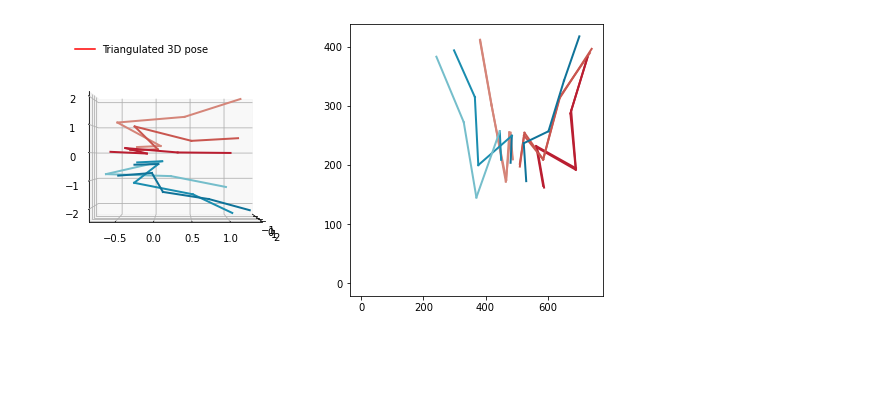
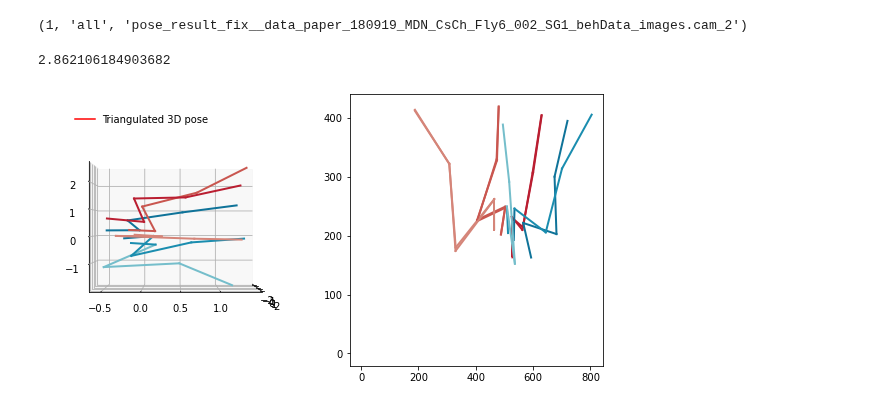
Before and after one commit to NeLy-EPFL/LiftPose3D, a Jupyter notebook: examples/fly_tether/check_data.ipynb, the cells around one changed output. Cells and saved outputs as stored; diff of their text form; code cells hidden in the pictures; blank space fills up the shorter version.

Commit message:
reprojection error

```diff
--- a/examples/fly_tether/check_data.ipynb
+++ b/examples/fly_tether/check_data.ipynb
@@ -72,10 +63,11 @@ d = pickle.load(open(data_dir, 'rb'))
 # %%
 k = list(train_3d)[1]
 print(k)
-cam_id = 2
+cam_id = 0
 k_2d = (k[0], k[1], k[2]+f'.cam_{cam_id}')
-cam =  rcams_train[k][cam_id]
-proj = reprojection_error(train_3d[k], train_2d[k_2d], cam['R'], cam['tvec'], cam['intr'])[:, :15]
+cam =  rcams_train[k]
+proj = reprojection_error(train_3d[k], train_2d[k], cam['R'], cam['tvec'], cam['intr'])[:, :15]
+np.mean(proj)
+# %% [output]
+(1, 'all', 'pose_result_fix__data_paper_180919_MDN_CsCh_Fly6_002_SG1_behData_images.cam_2')
+2.862106184903682
-# %%
-cam = 0
-frame = 171
@@ -85,10 +79,10 @@ ax = fig.add_subplot(121, projection="3d")
 ax.view_init(elev=0, azim=0)
 ax_2d = fig.add_subplot(122)
 
-pts3d_rot = d["points3d"]
-pts3d_rot = world_to_camera(pts3d_rot, {'R':d[cam]['R'], 'tvec': d[cam]['tvec']})
-pts3d_proj = project_to_camera(pts3d_rot,d[cam]['intr'])
-ptssh = d["points2d"][cam,frame]
+pts3d_rot = train_3d[k]
+pts3d_rot = world_to_camera(pts3d_rot, {'R':cam['R'], 'tvec': cam['tvec']})
+pts3d_proj = project_to_camera(pts3d_rot,cam['intr'])
+ptssh = train_2d[k][frame]
 
 plot_pose_3d(
     ax,
@@ -100,31 +94,31 @@ plot_pose_3d(
     colors=par_data["vis"]["colors"],
     good_keypts=None,
     show_gt_always=True,
     show_pred_always=False,
 )
 
 plot_pose_2d(
     ax_2d,
     ptssh,
     normalize=False,
     bones=par_data["vis"]["bones"],
     limb_id=par_data["vis"]["limb_id"],
     colors=par_data["vis"]["colors"],
     good_keypts=None,
     show_gt_always=True,
     show_pred_always=False,
 )
 
 plot_pose_2d(
     ax_2d,
     pts3d_proj[frame],
     normalize=False,
     bones=par_data["vis"]["bones"],
     limb_id=par_data["vis"]["limb_id"],
     colors=par_data["vis"]["colors"],
     good_keypts=None,
     show_gt_always=True,
     show_pred_always=False,
 )
 # %% [output]
-[figure, old version]
+[figure, new version]
```
Also changed, not shown: parts of 3 cells of this notebook, 3 other files.
